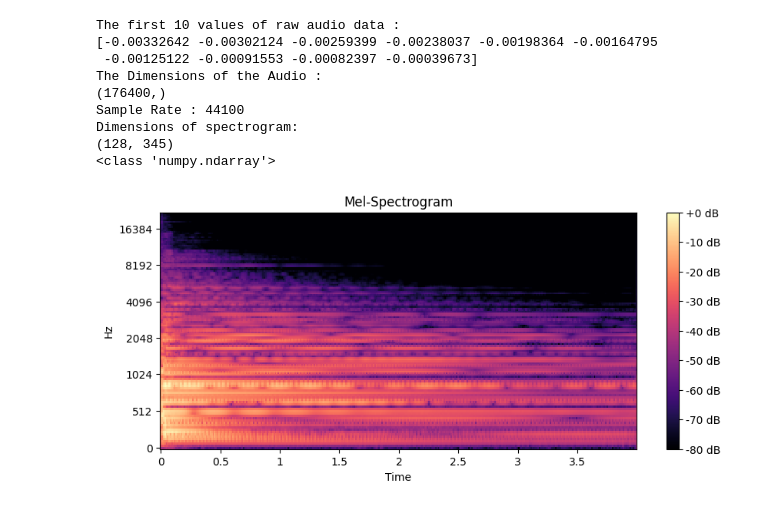
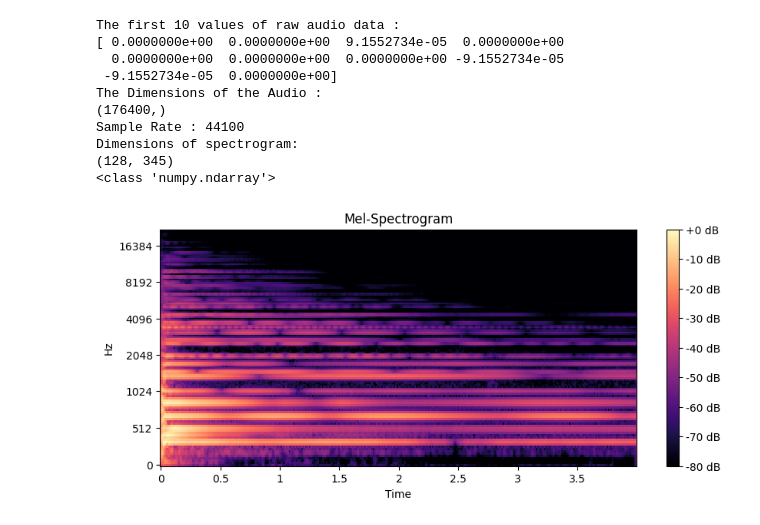
Before and after one commit to JakeDReeder/ChordWizMachineLearning, a Jupyter notebook: NoteBook.ipynb, the cells around one changed output. Drawn from its saved outputs; the diff is of its cells as text; code cells hidden in the pictures.

```diff
--- a/NoteBook.ipynb
+++ b/NoteBook.ipynb
@@ -3,43 +3,44 @@ import numpy as np
 import matplotlib.pylab as plt
 import librosa
 
-audio_file_path = './data/major/C_Major_inversion_6.wav'
+audio_file_path = './data/major/C_Major_v10_0.wav'
 
 raw_data, sample_rate = librosa.load(audio_file_path, sr=None)  # sr=None keeps the original sample rate
 
 print("The first 10 values of raw audio data :")
 print(raw_data[:10])
 
 print("The Dimensions of the Audio : ")
 print(raw_data.shape)
 
 print("Sample Rate : " + str(sample_rate))
 
 # convert the data into spectrogram and then convert to decibels dB
 spectrogram = librosa.feature.melspectrogram(y=raw_data, sr=sample_rate, n_mels=128, fmax=8000)
 spectrogram_db = librosa.power_to_db(spectrogram, ref=np.max)
 
 print("Dimensions of spectrogram:")
 print(spectrogram_db.shape)
 print(type(spectrogram_db))
 
 # Plot the spectrogram using librosa's display module
 plt.figure(figsize=(10, 4))
 librosa.display.specshow(spectrogram_db, x_axis='time', y_axis='mel', sr=sample_rate)
 plt.colorbar(format='%+2.0f dB')
 plt.title('Mel-Spectrogram')
 plt.show()
 # %% [output]
 The first 10 values of raw audio data :
-[-0.00332642 -0.00302124 -0.00259399 -0.00238037 -0.00198364 -0.00164795
- -0.00125122 -0.00091553 -0.00082397 -0.00039673]
+[ 0.0000000e+00  0.0000000e+00  9.1552734e-05  0.0000000e+00
+  0.0000000e+00  0.0000000e+00  0.0000000e+00 -9.1552734e-05
+ -9.1552734e-05  0.0000000e+00]
 The Dimensions of the Audio :
 (176400,)
 Sample Rate : 44100
 Dimensions of spectrogram:
 (128, 345)
 <class 'numpy.ndarray'>
-[figure, old version]
+[figure, new version]
 # %%
 # PREPARING TRAINING DATA
 
```
Also changed, not shown: parts of 5 cells of this notebook.
